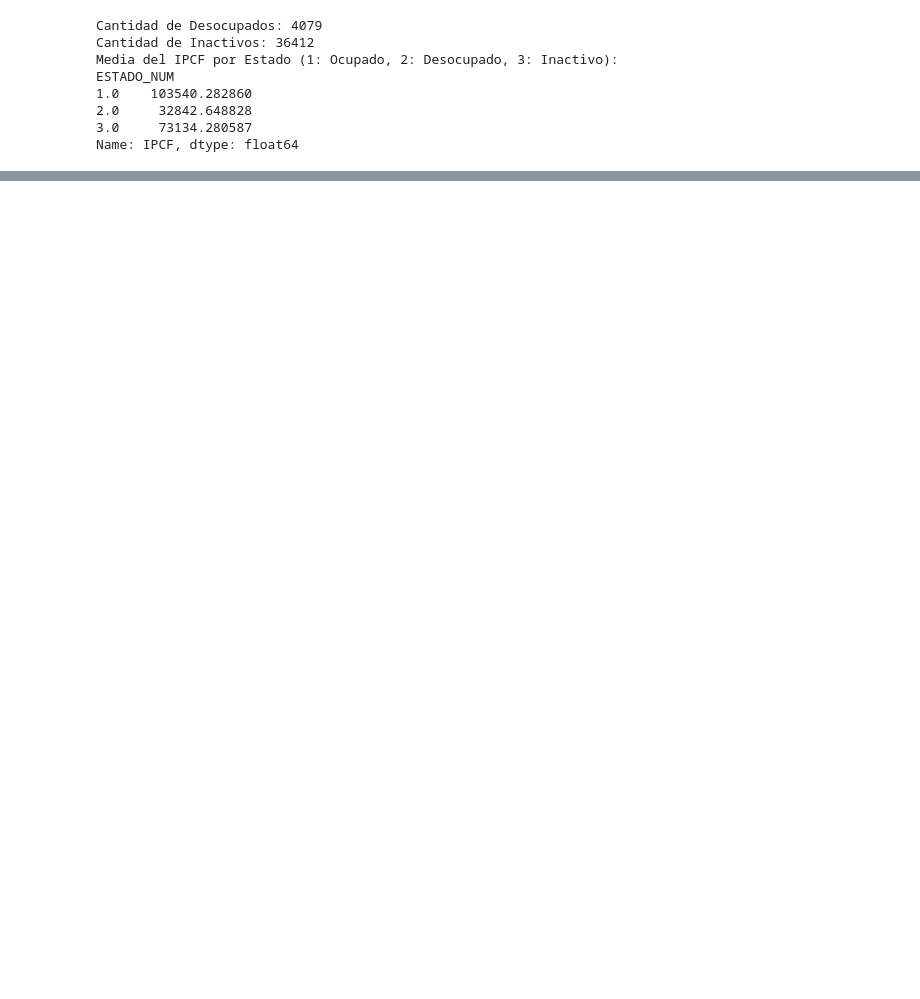
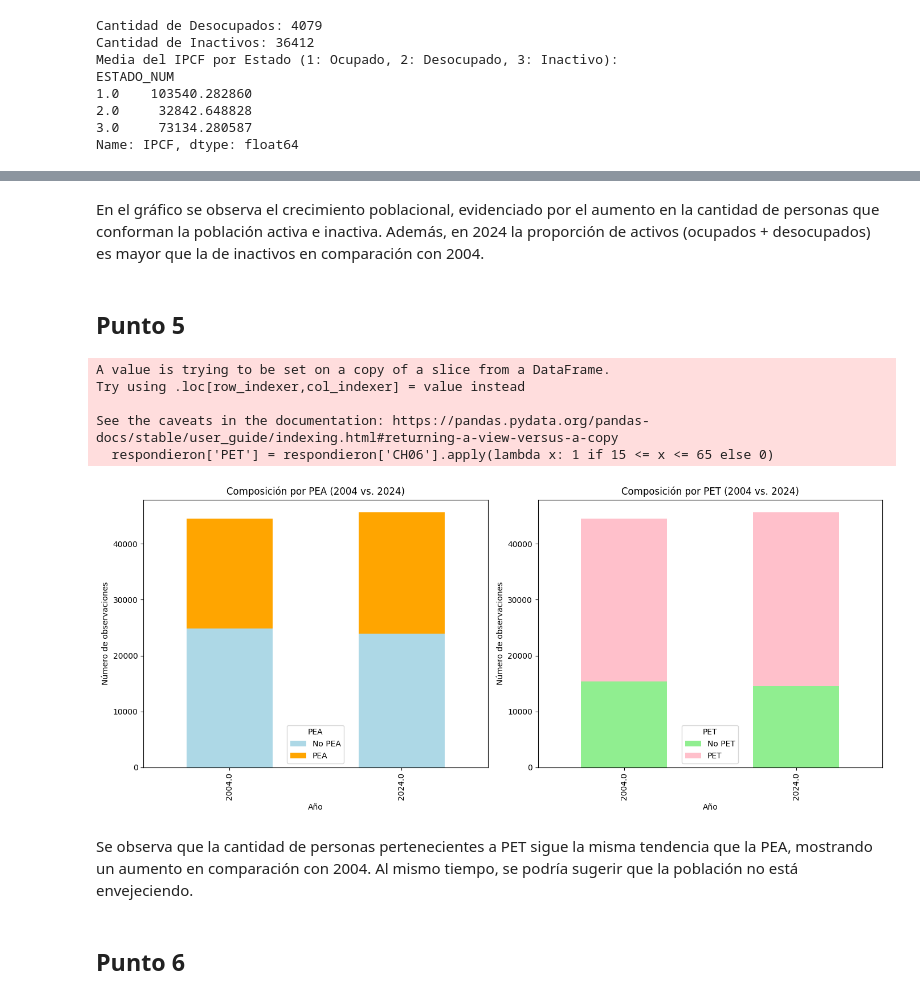
Before and after one commit to JorgeJimenezT/Big-Data-UBA---Jimenez-Menendez-Nunez, a Jupyter notebook: TP3/Tp3.ipynb, the cells around one changed output, grey strips where cells are left out. Drawn from its saved outputs; the diff is of its cells as text; code cells hidden in the pictures; blank space fills up the shorter version.

```diff
--- a/TP3/Tp3.ipynb
+++ b/TP3/Tp3.ipynb
@@ -504,0 +561,43 @@ Name: IPCF, dtype: float64
+# %% [markdown]
+En el gráfico se observa el crecimiento poblacional, evidenciado por el aumento en la cantidad de personas que conforman la población activa e inactiva. Además, en 2024 la proporción de activos (ocupados + desocupados) es mayor que la de inactivos en comparación con 2004.
+# %% [markdown]
+## Punto 5
+# %%
+# Se agrega columna PET (Población en Edad para Trabajar)
+respondieron['PET'] = respondieron['CH06'].apply(lambda x: 1 if 15 <= x <= 65 else 0)
+
+# Agrupamos por año, PEA y PET
+pet_composicion = respondieron.groupby(['ANO4', 'PET']).size().reset_index(name='count')
+
+# Gráficos de barras
+fig, axes = plt.subplots(1, 2, figsize=(14, 6))
+
+# Composición por PEA
+pea_composicion = pea_pet_composicion.pivot_table(index='ANO4', columns='PEA', values='count', aggfunc='sum', fill_value=0)
+pea_composicion.plot(kind='bar', stacked=True, ax=axes[0], color=['lightblue', 'orange'])
+axes[0].set_title("Composición por PEA (2004 vs. 2024)")
+axes[0].set_ylabel("Número de observaciones")
+axes[0].set_xlabel("Año")
+axes[0].legend(title="PEA", labels=["No PEA", "PEA"])
+
+# Composición por PET
+pet_composicion = pea_pet_composicion.pivot_table(index='ANO4', columns='PET', values='count', aggfunc='sum', fill_value=0)
+pet_composicion.plot(kind='bar', stacked=True, ax=axes[1], color=['lightgreen', 'pink'])
+axes[1].set_title("Composición por PET (2004 vs. 2024)")
+axes[1].set_ylabel("Número de observaciones")
+axes[1].set_xlabel("Año")
+axes[1].legend(title="PET", labels=["No PET", "PET"])
+
+plt.tight_layout()
+plt.show()
+# %% [output]
+A value is trying to be set on a copy of a slice from a DataFrame.
+Try using .loc[row_indexer,col_indexer] = value instead
+
+See the caveats in the documentation: https://pandas.pydata.org/pandas-docs/stable/user_guide/indexing.html#returning-a-view-versus-a-copy
+  respondieron['PET'] = respondieron['CH06'].apply(lambda x: 1 if 15 <= x <= 65 else 0)
+[figure, added]
+# %% [markdown]
+Se observa que la cantidad de personas pertenecientes a PET sigue la misma tendencia que la PEA, mostrando un aumento en comparación con 2004. Al mismo tiempo, se podría sugerir que la población no está envejeciendo.
+# %% [markdown]
+## Punto 6
```
Also changed, not shown: parts of 15 cells of this notebook.
